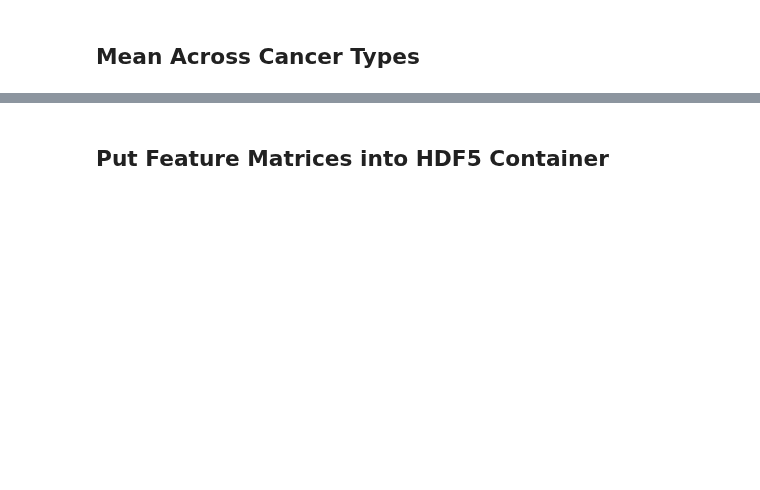
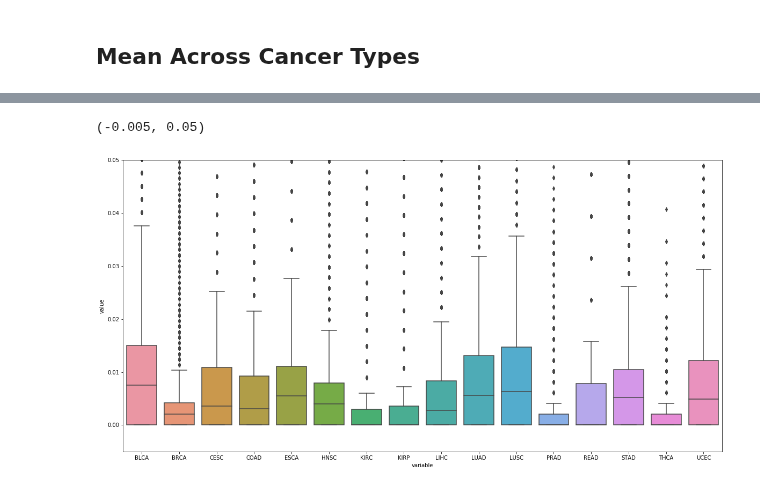
Before and after one commit to schulter/EMOGI, a Jupyter notebook: pancancer/mutfreq/preprocess_mutation_freqs.ipynb, the cells around one changed output, grey strips where cells are left out. Saved outputs shown, nothing was run; the diff lists cells and outputs as text; code cells hidden in the pictures; blank space fills up the shorter version.

```diff
--- a/pancancer/mutfreq/preprocess_mutation_freqs.ipynb
+++ b/pancancer/mutfreq/preprocess_mutation_freqs.ipynb
@@ -125,0 +172,3 @@ print ("--> Only {} elements are > 0".format(np.prod(final_matrix_sn.shape) - no
+# %%
+whole_gene_sample_matrix.columns = whole_gene_sample_matrix.columns.map(trim_fun)
+whole_gene_sample_matrix.head()
@@ -147,11 +287,3 @@ This corresponds somwhow to step filtering 4.i of the hotnet2 preprocessing.
-# %%
-#cna_snv_sample_mat = final_matrix_sn.append(final_cna_matrix)
-#cna_snv_sample_mat.fillna(0, inplace=True)
-#cna_snv_sample_mat = cna_snv_sample_mat.groupby(cna_snv_sample_mat.index).sum()
-#cna_snv_sample_mat.shape, final_matrix_sn.index.isin(final_cna_matrix.index).sum()
-final_cnas_with_muts = final_cna_matrix[final_cna_matrix.sum(axis=1) > 0]
-final_matrix_sn.index.rename('Name', inplace=True)
-cna_snv_sample_mat = pd.concat((final_matrix_sn, final_cnas_with_muts))
 # %%
 ax = cna_snv_sample_mat.sum(axis=1).plot('hist', bins=np.linspace(0, 200, 200), figsize=(14, 8))
 ax.set_ylabel('Number of Genes', fontsize=15)
@@ -267,2 +404,7 @@ mean_mut_freqs.head()
-# %% [markdown]
-## Put Feature Matrices into HDF5 Container
+# %%
+fig = plt.figure(figsize=(20, 10))
+sns.boxplot(x='variable', y='value', data=pd.melt(mean_mut_freqs, id_vars='Name'))
+plt.ylim([-0.005, 0.05])
+# %% [output]
+(-0.005, 0.05)
+[figure, added]
```
Also changed, not shown: parts of 59 cells of this notebook.
